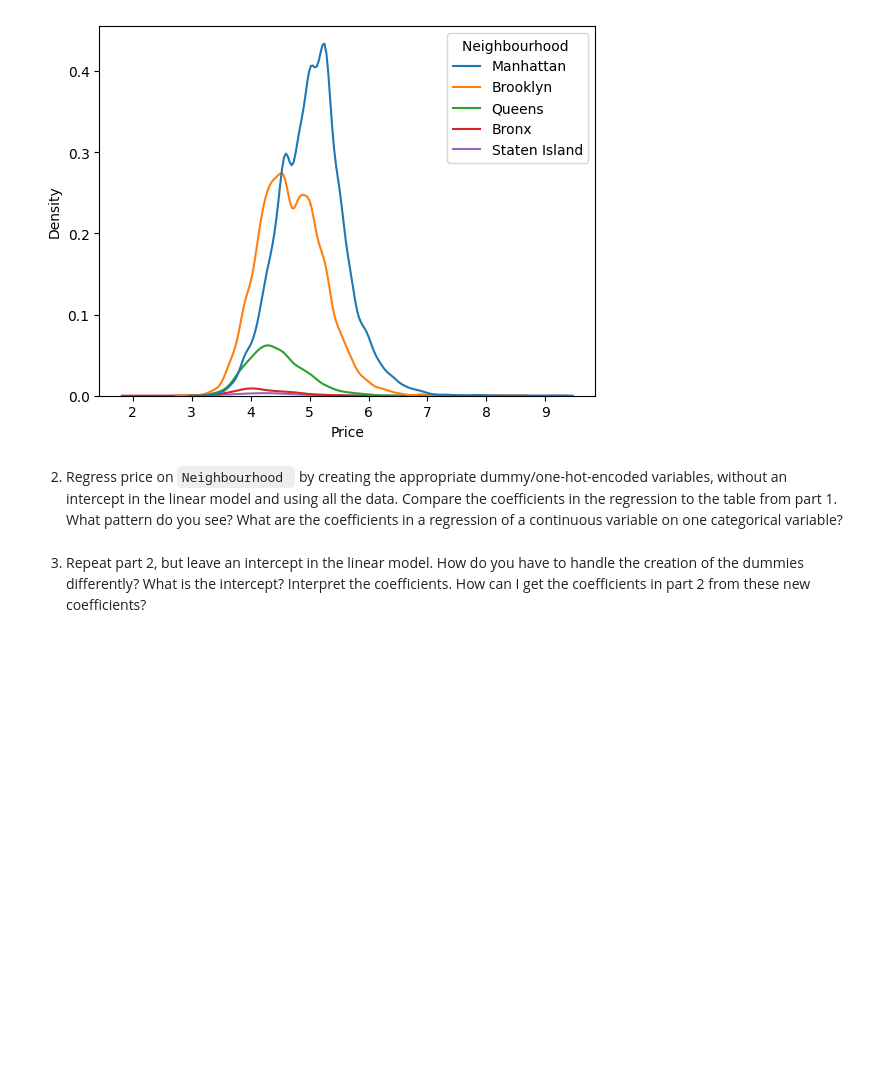
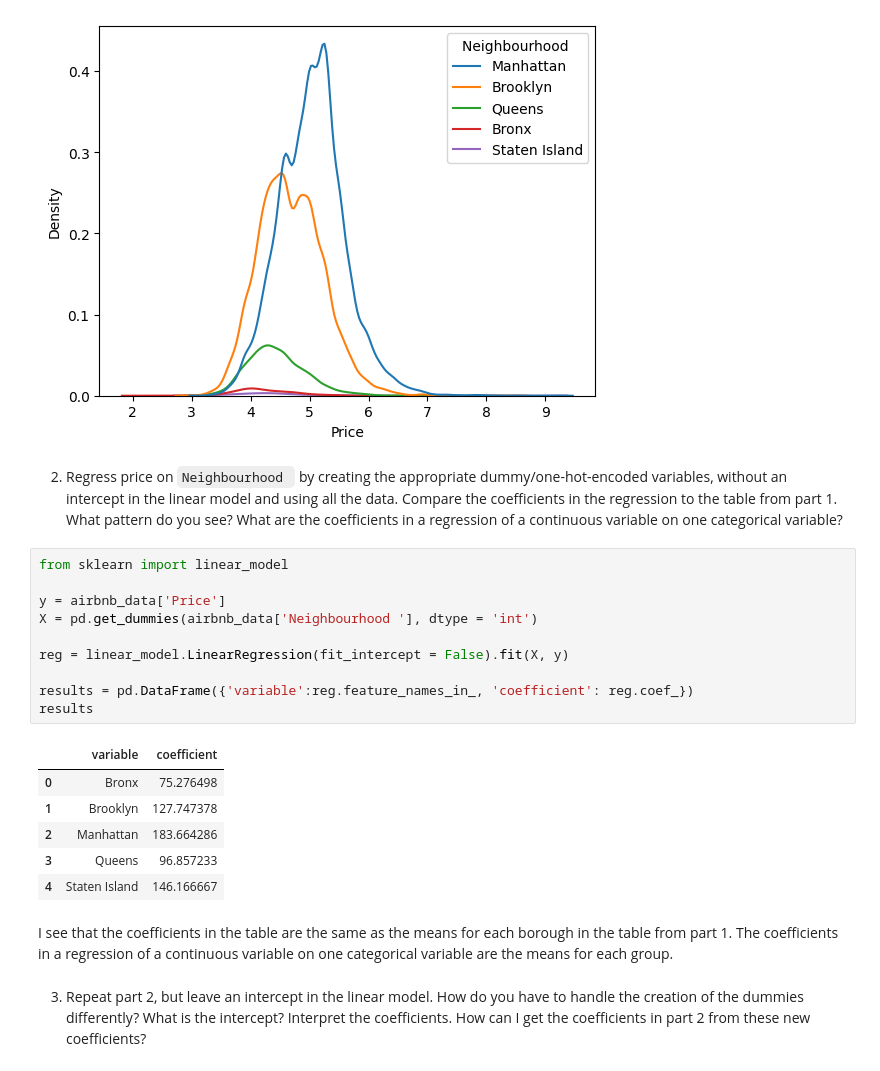
Before and after one commit to laurenwisniewski/DS3001-linearRegression, a Jupyter notebook: assignment.ipynb, the cells around one changed output. Drawn from its saved outputs; the diff is of its cells as text; blank space fills up the shorter version.

```diff
--- a/assignment.ipynb
+++ b/assignment.ipynb
@@ -76,5 +76,24 @@ plt.show()
 [figure]
 # %% [markdown]
 2. Regress price on `Neighbourhood ` by creating the appropriate dummy/one-hot-encoded variables, without an intercept in the linear model and using all the data. Compare the coefficients in the regression to the table from part 1. What pattern do you see? What are the coefficients in a regression of a continuous variable on one categorical variable?
+# %%
+from sklearn import linear_model
+
+y = airbnb_data['Price']
+X = pd.get_dummies(airbnb_data['Neighbourhood '], dtype = 'int')
+
+reg = linear_model.LinearRegression(fit_intercept = False).fit(X, y)
+
+results = pd.DataFrame({'variable':reg.feature_names_in_, 'coefficient': reg.coef_})
+results
+# %% [output]
+|  | variable | coefficient |
+| 0 | Bronx | 75.276498 |
+| 1 | Brooklyn | 127.747378 |
+| 2 | Manhattan | 183.664286 |
+| 3 | Queens | 96.857233 |
+| 4 | Staten Island | 146.166667 |
+# %% [markdown]
+I see that the coefficients in the table are the same as the means for each borough in the table from part 1. The coefficients in a regression of a continuous variable on one categorical variable are the means for each group.
 # %% [markdown]
 3. Repeat part 2, but leave an intercept in the linear model. How do you have to handle the creation of the dummies differently? What is the intercept? Interpret the coefficients. How can I get the coefficients in part 2 from these new coefficients?
```
Also changed, not shown: parts of 3 cells of this notebook.
